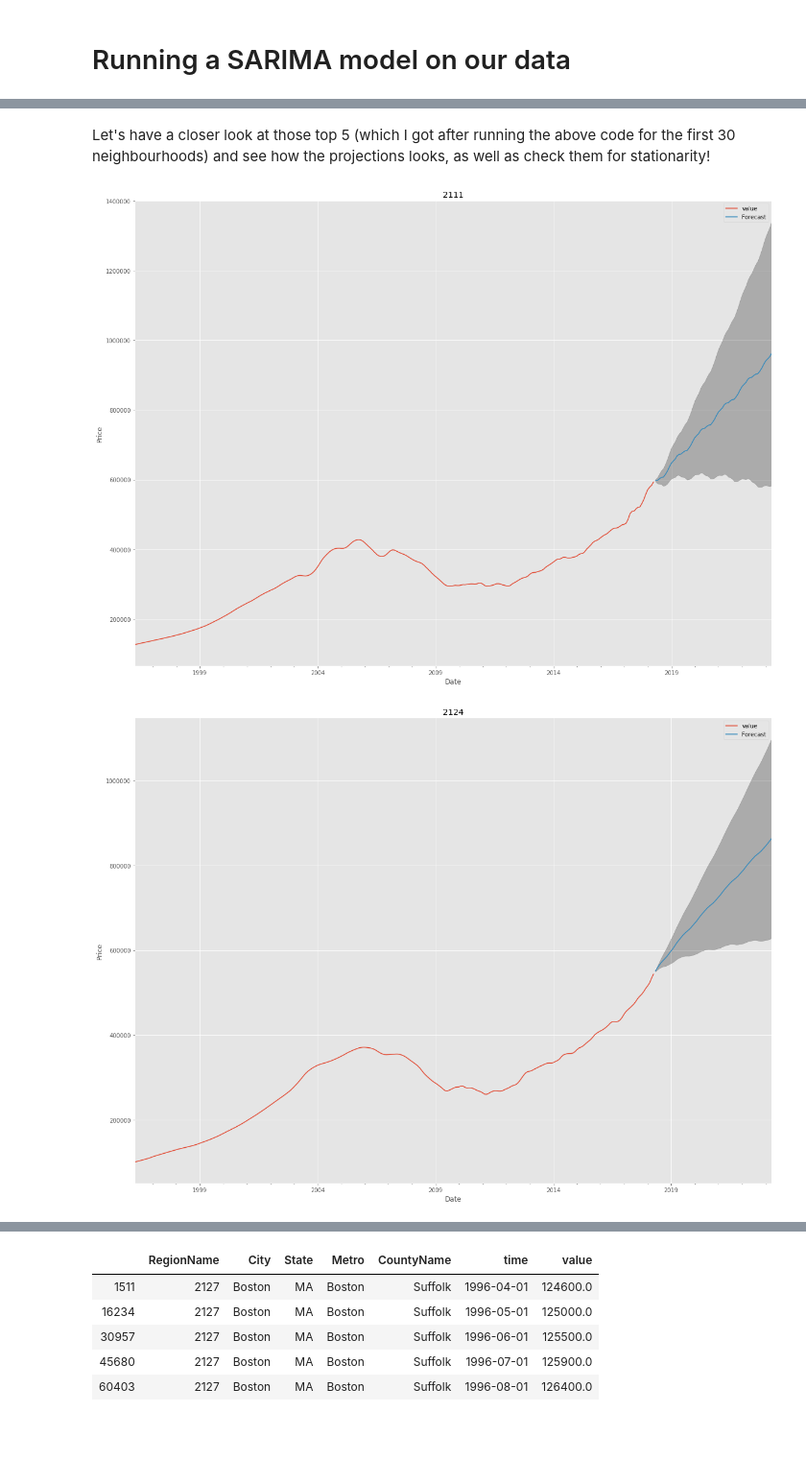
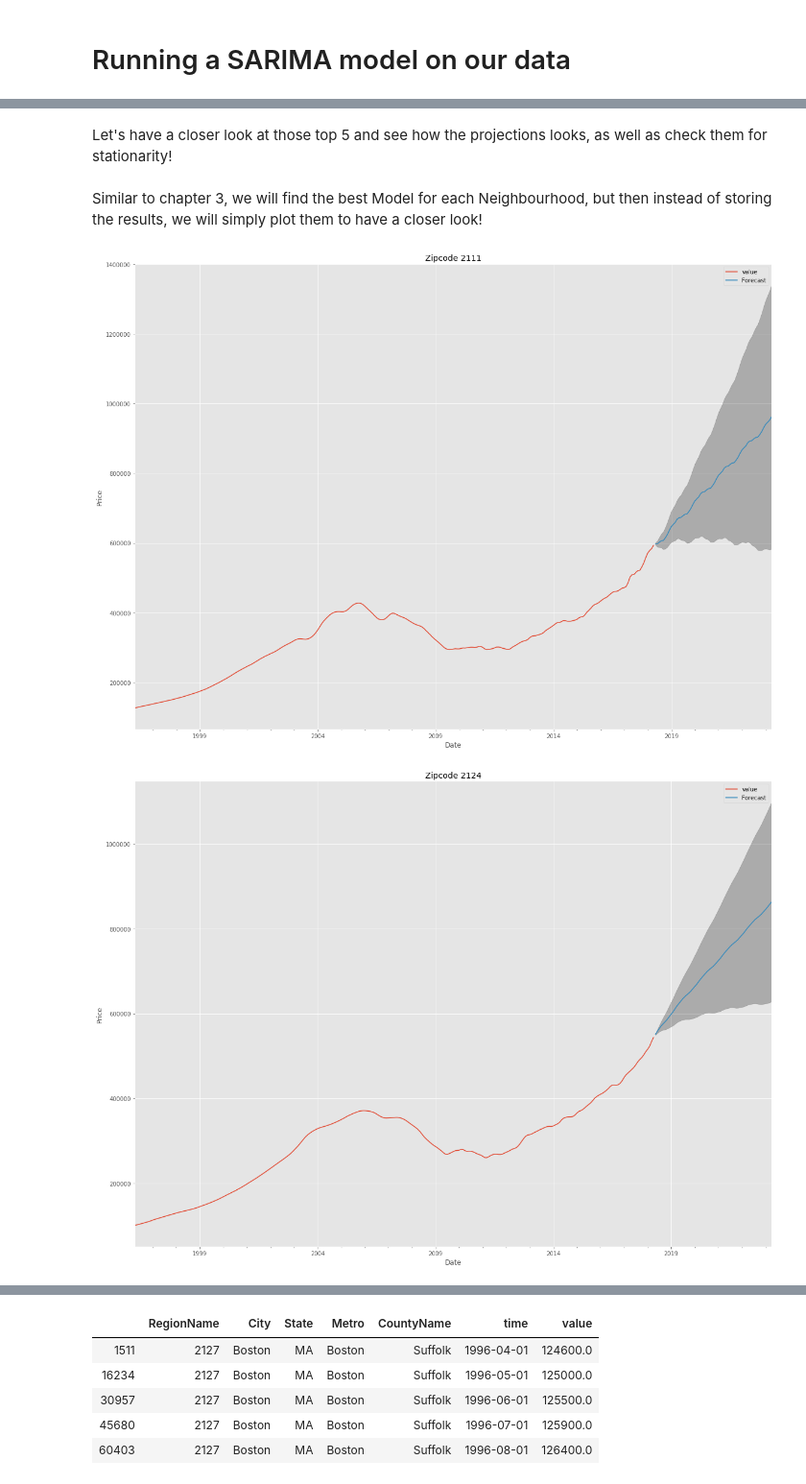
Before and after one commit to thomasribaroff/Mod4Project, a Jupyter notebook: Master.ipynb, the cells around one changed output, grey strips where cells are left out. Shown: that part at 96% size. Cells and saved outputs as stored; diff of their text form; code cells hidden in the pictures; blank space fills up the shorter version.

```diff
--- a/Master.ipynb
+++ b/Master.ipynb
@@ -195,7 +203,7 @@ pdqs = [(x[0], x[1], x[2], 12) for x in list(itertools.product(p, d, q))]
 
 count = 0
 
-for x in range(0,17): #note, this is limited again to the first 6 neighbourhoods, to demonstrate it works.
+for x in range(0,17):
     count += 1
     df = df_boston[x*265:(x+1)*265]
     df.set_index('time',inplace=True)
@@ -241,7 +249,7 @@ for x in range(0,17): #note, this is limited again to the first 6 neighbourhoods
 
     print(((prediction.predicted_mean[-1]/df['value'][-1] - 1) * 100), count)
 
-    if (pred_conf.iloc[24, 0] > df['value'][-1]*.9):
+    if (pred_conf.iloc[23, 0] > df['value'][-1]*.9):
         #checking that we can be sure that house prices are unlikely to drop more than 10% in two years
 
         record.update({region : (((prediction.predicted_mean[-1]/df['value'][-1] - 1) * 100), count)})
@@ -277,5 +268,5 @@ print(sorted_record[:5])
 # %% [markdown]
-Let's have a closer look at those top 5 (which I got after running the above code for the first 30 neighbourhoods) and see how the projections looks, as well as check them for stationarity!
+Let's have a closer look at those top 5 and see how the projections looks, as well as check them for stationarity!
 # %%
 df_boston_copy = df_boston
 
@@ -286,7 +277,17 @@ df_2119 = df_boston_copy[(265*2):(265*3)]
 df_2126 = df_boston_copy[(265*8):(265*9)]
 
 #first we make the 5 dataframes of the neighbourhoods we suspect of being the best
+# %% [markdown]
+Similar to chapter 3, we will find the best Model for each Neighbourhood, but then instead of storing the results, we will simply plot them to have a closer look!
 # %%
+results = pd.DataFrame()
+results['Region'] = []
+results['Final_known_price'] = []
+results['5_year_expected_price'] = []
+results['5_year_lower_bound_price'] = []
+results['5_year_upper_bound_price'] = []
+results['5_year_expected_pc_increase'] = []
+
 for df in [df_2111, df_2124, df_2127, df_2119, df_2126]:
     p = d = q = range(0, 2)
     pdq = list(itertools.product(p, d, q))
@@ -295,6 +296,7 @@ for df in [df_2111, df_2124, df_2127, df_2119, df_2126]:
 
     df.set_index('time',inplace=True)
     region = df.loc['1997-04-01','RegionName']
+    last_price = df.loc['2018-04-01','value']
     df.drop(['RegionName','City','State','Metro','CountyName'],axis=1,inplace = True)
 
     ans = []
@@ -318,33 +320,43 @@ for df in [df_2111, df_2124, df_2127, df_2119, df_2126]:
     ARIMA_MODEL = sm.tsa.statespace.SARIMAX(df,
                                             order=ans_df.loc[ans_df['aic'].idxmin()]['pdq'],
                                             seasonal_order=ans_df.loc[ans_df['aic'].idxmin()]['pdqs'],
                                             enforce_stationarity=False,
                                             enforce_invertibility=False)
 
     #Now we take our best neighbourhood and run it through again to model is as well as we can
 
     pred = output.get_prediction(start=pd.to_datetime('2010-01-01'), dynamic=False, full_results=True)
     pred_conf = pred.conf_int()
 
     # Get forecast 60 steps ahead in future
     prediction = output.get_forecast(steps=60)
 
     # Get confidence intervals of forecasts
     pred_conf = prediction.conf_int()
 
+
     # Plot future predictions with confidence intervals
     ax = df.plot(label='observed', figsize=(20, 15))
     prediction.predicted_mean.plot(ax=ax, label='Forecast')
     ax.fill_between(pred_conf.index,
                     pred_conf.iloc[:, 0],
                     pred_conf.iloc[:, 1], color='k', alpha=0.25)
     ax.set_xlabel('Date')
     ax.set_ylabel('Price')
     ax.set_title('Zipcode {}'.format(region))
 
-
     plt.legend()
     plt.show()
+
+
+    #append results to the results dataframe
+    results = results.append({'Region': region, \
+                              'Final_known_price': last_price, \
+                              '5_year_expected_price': prediction.predicted_mean[59], \
+                              '5_year_lower_bound_price': pred_conf.iloc[59, 0], \
+                              '5_year_upper_bound_price': pred_conf.iloc[59, 1], \
+                              '5_year_expected_pc_increase': (prediction.predicted_mean[-1]/df['value'][-1] - 1) * 100}, \
+                              ignore_index=True)
 # %% [output]
-[figure, old version]
+[figure, new version]
-[figure, old version]
+[figure, new version]
```
Also changed, not shown: parts of 20 cells of this notebook, 13 other files.
